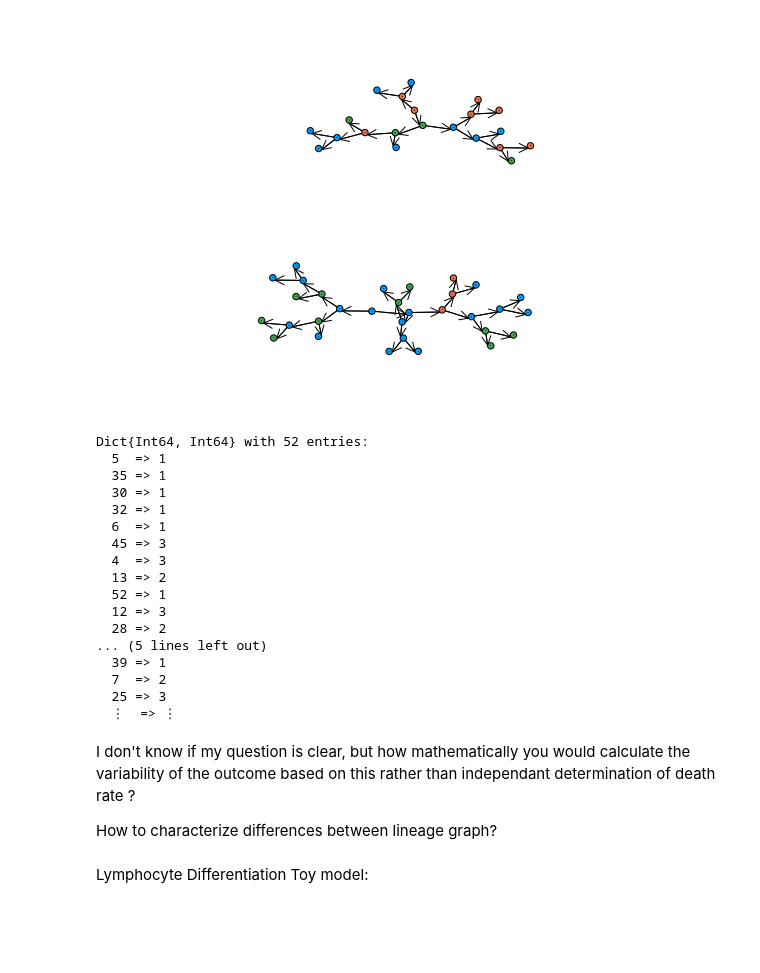
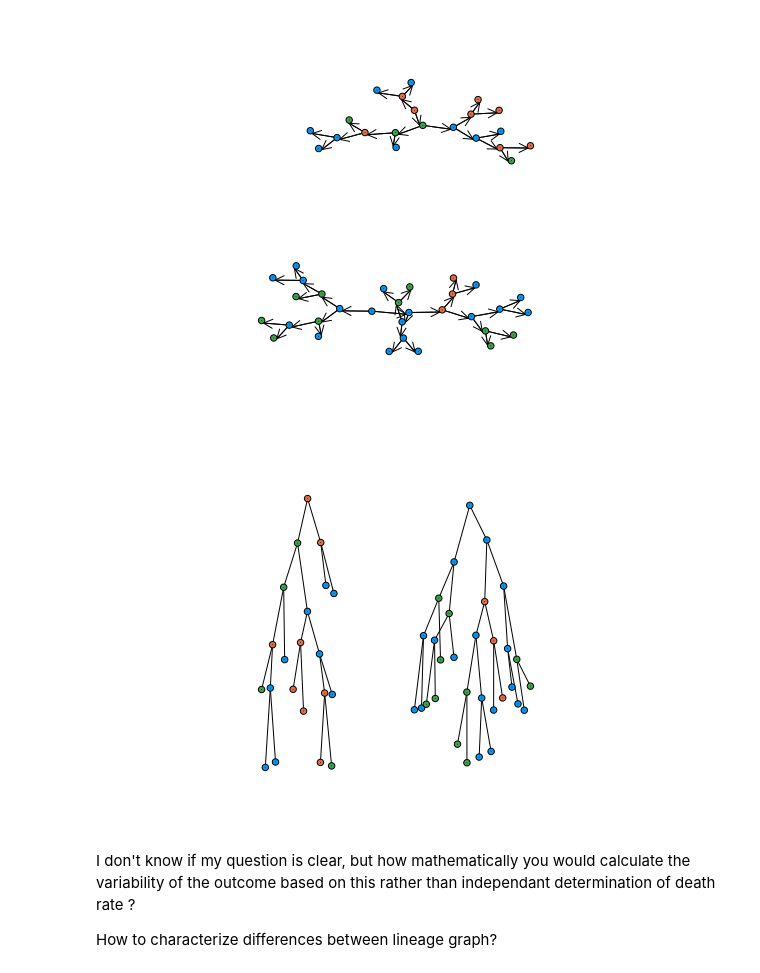
Before and after one commit to AmbreCPES/Stage, a Jupyter notebook: notebook_multivariate.ipynb, the cells around one changed output. Saved outputs shown, nothing was run; the diff lists cells and outputs as text; code cells hidden in the pictures; blank space fills up the shorter version.

```diff
--- a/notebook_multivariate.ipynb
+++ b/notebook_multivariate.ipynb
@@ -553,38 +526,2 @@ end
 # %% [markdown]
 bon cette fonction elle marche pas mais surtout elle est nulle donc je vais recommecer yyeeaahhh
-# %%
-death_file = "C:\\Users\\ambre\\Documents\\ENS\\stage_M1\\code_1\\test_file2"
-last_id = data1[nrow(data1), :id]
-
-deaths = DataFrame(CSV.File(death_file))
-adj_list = [[] for _ in 1:last_id]
-division_type = Dict{Int, Int}(data1[!, :id][i] => data1[!, :type][i] for i in 1:nrow(data1))
-
-for cell in 1:nrow(data1)
-
-    lineage_data = data1[cell, :lineage]
-    L_cell = length(lineage_data)
-
-    if data1[cell, :lineage][L_cell - 2] != data1[cell, :id]
-        push!(adj_list[data1[cell, :lineage][L_cell - 2]], data1[cell, :id])
-        division_type[data1[cell, :lineage][L_cell - 2]] = data1[cell, :lineage][L_cell]
-        division_type[data1[cell, :id]] = data1[cell, :type]
-    end
-
-    for i in range(start = 4, stop = L_cell, step = 3)
-        if lineage_data[i] != lineage_data[i - 3]
-                push!(adj_list[lineage_data[i - 3]], lineage_data[i])
-                print("\n", lineage_data[i - 3])
-                division_type[lineage_data[i - 3]] = lineage_data[i - 1]
-        end
-    end
-end
-
-for dead_cell in 1:nrow(deaths)
-    L = length(deaths[dead_cell, :lineage])
-    if Int(deaths[dead_cell, :lineage][L - 8]) != deaths[dead_cell, :id]
-        push!(adj_list[Int(deaths[dead_cell, :lineage][L - 8])], deaths[dead_cell, :id])
-        division_type[Int(deaths[dead_cell, :lineage][L - 8])] = Int(deaths[dead_cell, :lineage][L - 2])
-        division_type[deaths[dead_cell, :id]] = deaths[dead_cell, :type]
-    end
-end
@@ -637,26 +570,8 @@ death_file = "C:\\Users\\ambre\\Documents\\ENS\\stage_M1\\code_1\\test_file2"
-# %%
-division_type
-# %% [output]
-Dict{Int64, Int64} with 52 entries:
-  5  => 1
-  35 => 1
-  30 => 1
-  32 => 1
-  6  => 1
-  45 => 3
-  4  => 3
-  13 => 2
-  52 => 1
-  12 => 3
-  28 => 2
-... (5 lines left out)
-  39 => 1
-  7  => 2
-  25 => 3
-  ⋮  => ⋮
+# %%
+GraphRecipes.graphplot(adj_list, method=:tree, nodeshape=:circle, self_edge_size=0.25, curves=false, color=:black, nodecolor = [cells_type[i] for i in 1:last_id])
+# %% [output]
+[figure, added]
 # %% [markdown]
 I don't know if my question is clear, but how mathematically you would calculate the variability of the outcome based on this rather than independant determination of death rate ?
 
 How to characterize differences between lineage graph?
-# %% [markdown]
-Lymphocyte Differentiation Toy model:
```
Also changed, not shown: parts of 4 cells of this notebook.
